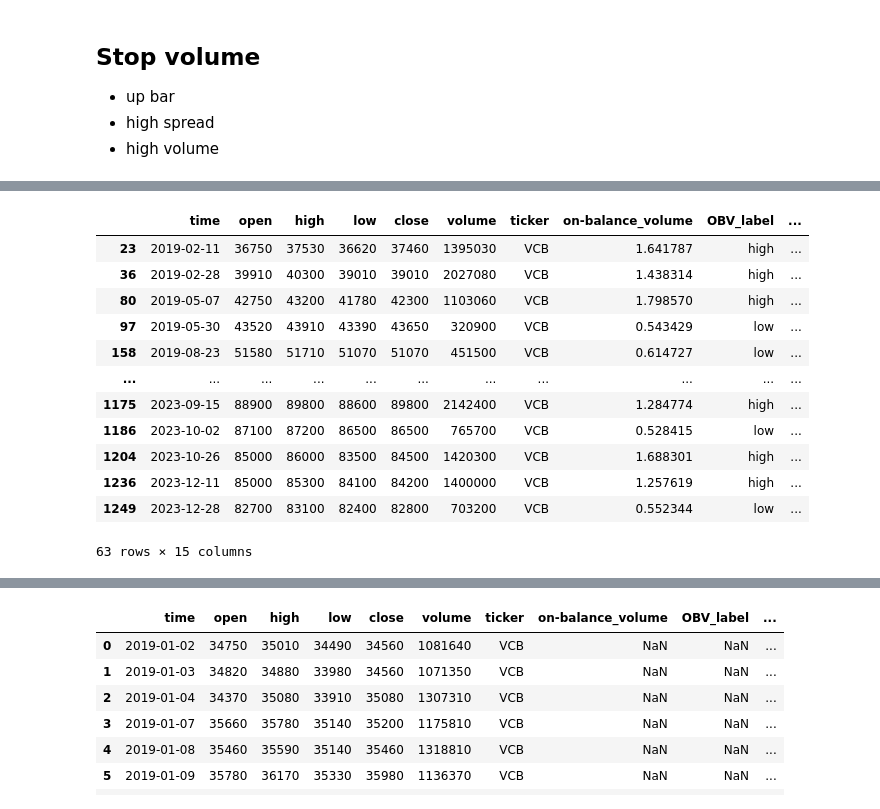
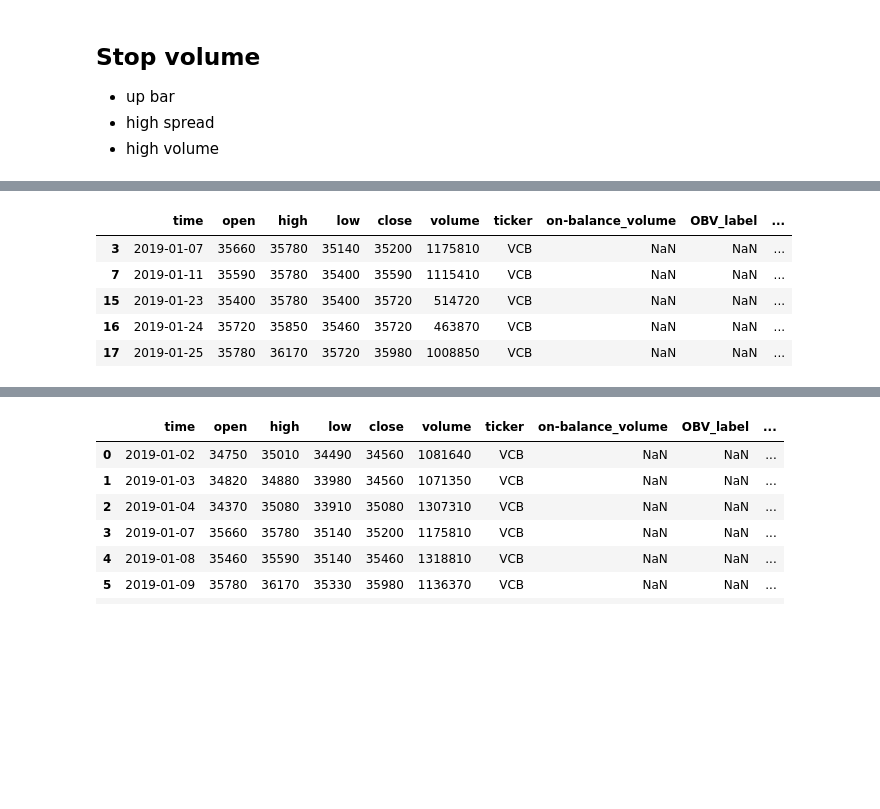
Before and after one commit to jsyizdabet/Attacker-2024, a Jupyter notebook: Build Algo/Buy-sell Signal Algo/alphas.ipynb, the cells around one changed output, grey strips where cells are left out. Cells and saved outputs as stored; diff of their text form; code cells hidden in the pictures; blank space fills up the shorter version.

```diff
--- a/Build Algo/Buy-sell Signal Algo/alphas.ipynb
+++ b/Build Algo/Buy-sell Signal Algo/alphas.ipynb
@@ -43,3 +52,9 @@ def is_weakness_a_signal(data):
+# %%
+def is_weakness_a_signal(data):
+    if (data['bar_type'] == 'down-bar') and (data['close_bar_label'] == 'middle-third'):
+        return True
+    else:
+        return False
 # %%
 # Sample data
 sample_data = {
@@ -79,10 +96,10 @@ Is no demand signal? False
 - close: bottom-third
 - high or low volume
 # %%
-def is_up_trust_signal(data):
-    if ((data['OBV_label']=='high') or (data['OBV_label']=='low')) and \
-        (data['label_spread'] == 'high') and \
-        ((data['close_bar_label'] == 'bottom-third') ):
-        return True
-    else:
-        return False
+# def is_up_trust_signal(data):
+#     if ((data['OBV_label']=='high') or (data['OBV_label']=='low')) and \
+#         (data['label_spread'] == 'high') and \
+#         ((data['close_bar_label'] == 'bottom-third') ):
+#         return True
+#     else:
+#         return False
@@ -92,10 +116,10 @@ def is_up_trust_signal(data):
 - high spread
 - high volume
 # %%
-def is_stop_volume_signal(data):
-    if (data['bar_type']=='up-bar') and \
-        (data['OBV_label']=='high') and \
-        (data['label_spread'] == 'high'):
-        return True
-    else:
-        return False
+# def is_stop_volume_signal(data):
+#     if (data['bar_type']=='up-bar') and \
+#         (data['OBV_label']=='high') and \
+#         (data['label_spread'] == 'high'):
+#         return True
+#     else:
+#         return False
@@ -130,17 +176,10 @@ data.head(10)
 # %%
 abc = data[data['results'] == True]
-abc
+abc.head()
 # %% [output]
 |  | time | open | high | low | close | volume | ticker | on-balance_volume | OBV_label | ... |
-| 23 | 2019-02-11 | 36750 | 37530 | 36620 | 37460 | 1395030 | VCB | 1.641787 | high | ... |
-| 36 | 2019-02-28 | 39910 | 40300 | 39010 | 39010 | 2027080 | VCB | 1.438314 | high | ... |
-| 80 | 2019-05-07 | 42750 | 43200 | 41780 | 42300 | 1103060 | VCB | 1.798570 | high | ... |
-| 97 | 2019-05-30 | 43520 | 43910 | 43390 | 43650 | 320900 | VCB | 0.543429 | low | ... |
-| 158 | 2019-08-23 | 51580 | 51710 | 51070 | 51070 | 451500 | VCB | 0.614727 | low | ... |
-| ... | ... | ... | ... | ... | ... | ... | ... | ... | ... | ... |
-| 1175 | 2023-09-15 | 88900 | 89800 | 88600 | 89800 | 2142400 | VCB | 1.284774 | high | ... |
-| 1186 | 2023-10-02 | 87100 | 87200 | 86500 | 86500 | 765700 | VCB | 0.528415 | low | ... |
-| 1204 | 2023-10-26 | 85000 | 86000 | 83500 | 84500 | 1420300 | VCB | 1.688301 | high | ... |
-| 1236 | 2023-12-11 | 85000 | 85300 | 84100 | 84200 | 1400000 | VCB | 1.257619 | high | ... |
-| 1249 | 2023-12-28 | 82700 | 83100 | 82400 | 82800 | 703200 | VCB | 0.552344 | low | ... |
+| 3 | 2019-01-07 | 35660 | 35780 | 35140 | 35200 | 1175810 | VCB | NaN | NaN | ... |
+| 7 | 2019-01-11 | 35590 | 35780 | 35400 | 35590 | 1115410 | VCB | NaN | NaN | ... |
+| 15 | 2019-01-23 | 35400 | 35780 | 35400 | 35720 | 514720 | VCB | NaN | NaN | ... |
+| 16 | 2019-01-24 | 35720 | 35850 | 35460 | 35720 | 463870 | VCB | NaN | NaN | ... |
+| 17 | 2019-01-25 | 35780 | 36170 | 35720 | 35980 | 1008850 | VCB | NaN | NaN | ... |
-63 rows × 15 columns
```
Also changed, not shown: parts of 15 cells of this notebook.
